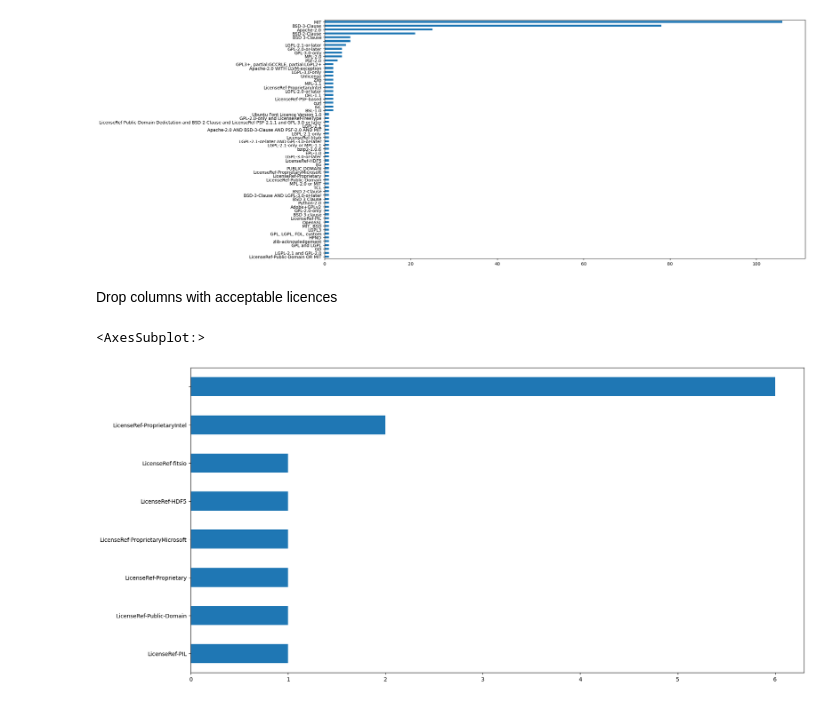
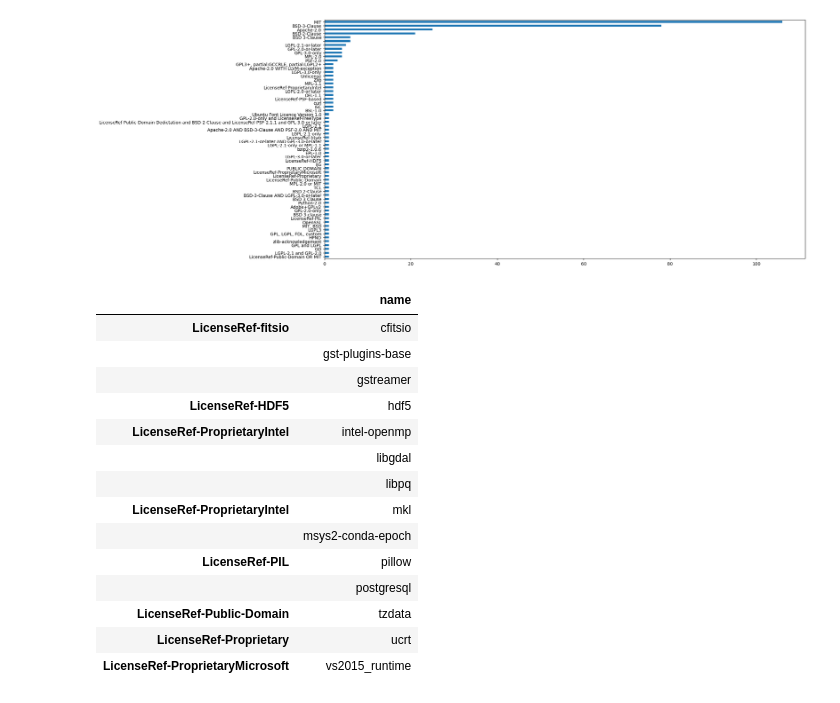
Before and after one commit to Hofer-Julian/deltaforge-licences, a Jupyter notebook: deltaforge-licences.ipynb, the cells around one changed output. Cells and saved outputs as stored; diff of their text form; code cells hidden in the pictures.

Commit message:
Nicely show packages with unclear licenses

```diff
--- a/deltaforge-licences.ipynb
+++ b/deltaforge-licences.ipynb
@@ -6,9 +6,13 @@ import pandas as pd
 # %%
 conda_meta_path = Path(os.environ["CONDA_PREFIX"]) / "conda-meta"
 # %%
+names = []
 licenses = []
 for file in conda_meta_path.glob("*.json"):
     with open(file, "r") as f:
-        licenses.append(json.load(f)["license"])
+        json_dict = json.load(f)
+        names.append(json_dict["name"])
+        licenses.append(json_dict.get("license"))
 
-licenses = pd.Series(licenses).value_counts(ascending=True)
+all_licenses = pd.DataFrame(index=licenses, data={"name": names})
+all_licenses
@@ -17,42 +35,50 @@ licenses.plot(kind="barh", figsize=(20, 10))
 # %% [output]
 <AxesSubplot:>
 [figure]
-# %% [markdown]
-Drop columns with acceptable licences
 # %%
 acceptable_licence_strings = [
     "MIT",
     "BSD",
     "Apache",
     "GPL",
     "MPL",
     "Unlicense",
     "PUBLIC-DOMAIN",
     "Public Domain",
     "ISC",
     "PSF",
     "Zlib",
     "OFL",
     "BSL",
     "Font Licence",
     "bzip",
     "EPL",
     "IJG",
     "TCL",
     "Python-2.0",
     "OpenSSL",
     "HPND",
     "GD",
     "zlib",
     "curl"
 ]
-licenses_investigate = licenses
+licenses_investigate = all_licenses
 for acceptable in acceptable_licence_strings:
-    licenses_investigate = licenses_investigate.drop(
-        list(licenses_investigate.filter(regex=acceptable).index)
-    )
+    licenses_investigate = licenses_investigate.drop(licenses_investigate.filter(regex=acceptable, axis=0).index)
+licenses_investigate
+# %% [output]
+|  | name |
+| LicenseRef-fitsio | cfitsio |
+|  | gst-plugins-base |
+|  | gstreamer |
+| LicenseRef-HDF5 | hdf5 |
+| LicenseRef-ProprietaryIntel | intel-openmp |
+|  | libgdal |
+|  | libpq |
+| LicenseRef-ProprietaryIntel | mkl |
+|  | msys2-conda-epoch |
+| LicenseRef-PIL | pillow |
+|  | postgresql |
+| LicenseRef-Public-Domain | tzdata |
+| LicenseRef-Proprietary | ucrt |
+| LicenseRef-ProprietaryMicrosoft | vs2015_runtime |
-# %%
-licenses_investigate.plot(kind="barh", figsize=(20, 10))
-# %% [output]
-<AxesSubplot:>
-[figure, removed]
```
Also changed, not shown: parts of 2 cells of this notebook.
